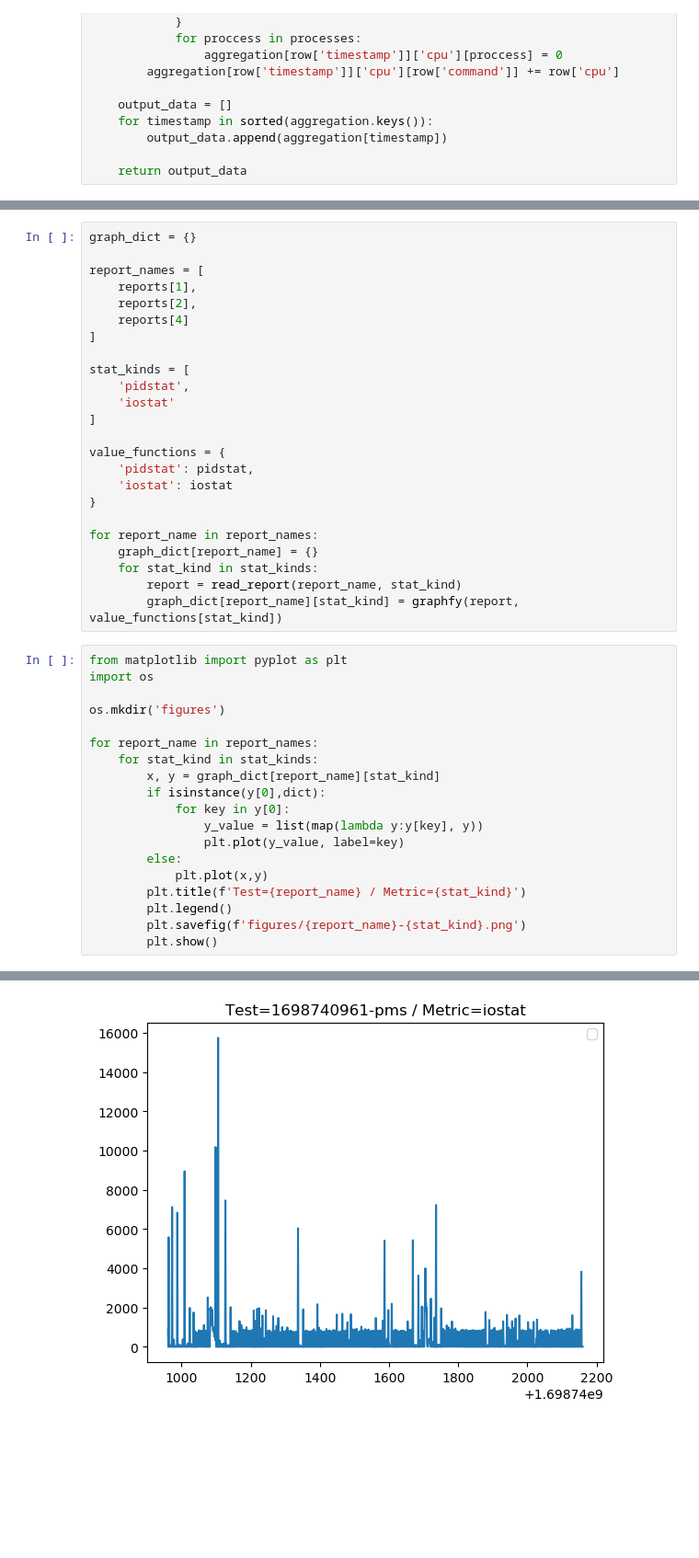
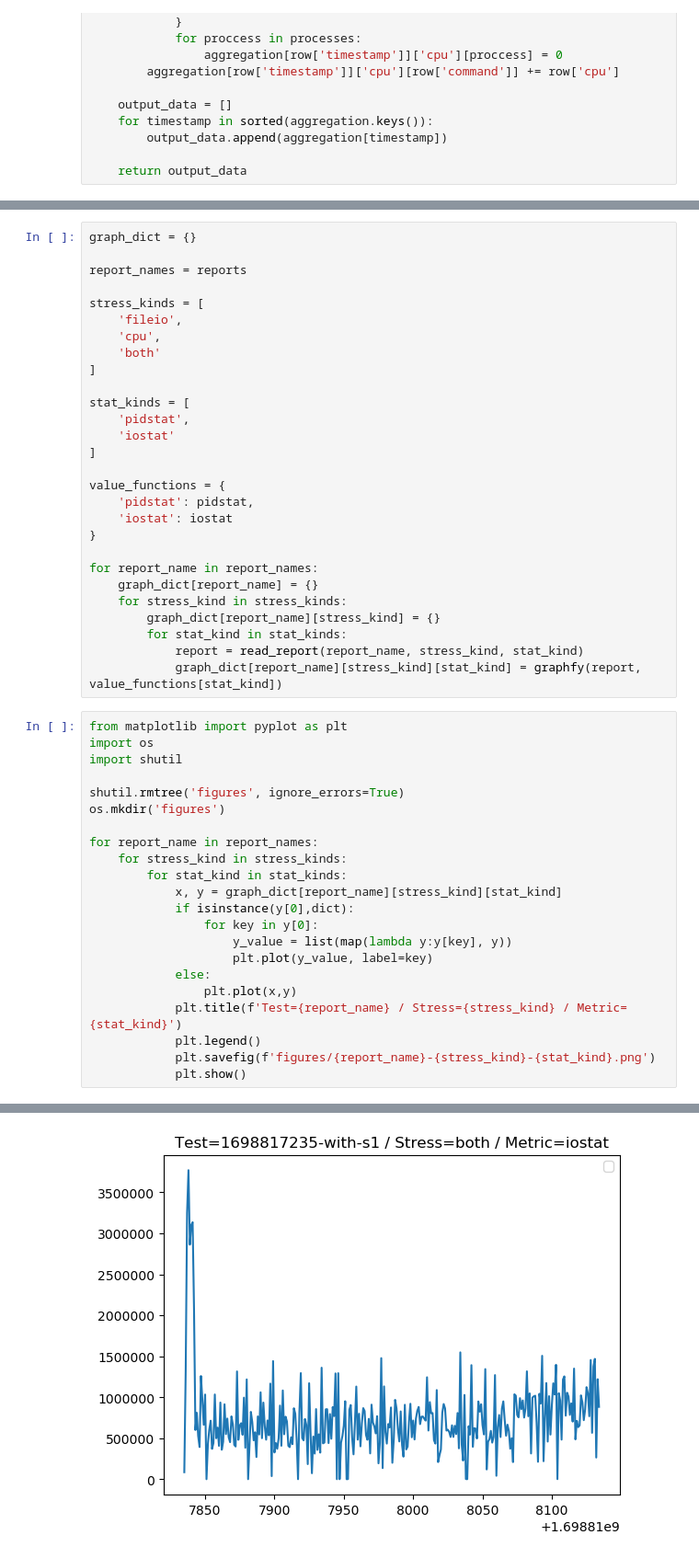
Before and after one commit to unknownpgr/io-test, a Jupyter notebook: analyzer.ipynb, the cells around one changed output, grey strips where cells are left out. Shown: that part at 92% size. Saved outputs shown, nothing was run; the diff lists cells and outputs as text; blank space fills up the shorter version.

```diff
--- a/analyzer.ipynb
+++ b/analyzer.ipynb
@@ -115,10 +124,12 @@ def graphfy(data, value_function):
 # %%
 graph_dict = {}
 
-report_names = [
-    reports[1],
-    reports[2],
-    reports[4]
+report_names = reports
+
+stress_kinds = [
+    'fileio',
+    'cpu',
+    'both'
 ]
 
 stat_kinds = [
@@ -133,26 +144,31 @@ value_functions = {
 
 for report_name in report_names:
     graph_dict[report_name] = {}
-    for stat_kind in stat_kinds:
-        report = read_report(report_name, stat_kind)
-        graph_dict[report_name][stat_kind] = graphfy(report, value_functions[stat_kind])
+    for stress_kind in stress_kinds:
+        graph_dict[report_name][stress_kind] = {}
+        for stat_kind in stat_kinds:
+            report = read_report(report_name, stress_kind, stat_kind)
+            graph_dict[report_name][stress_kind][stat_kind] = graphfy(report, value_functions[stat_kind])
 # %%
 from matplotlib import pyplot as plt
 import os
+import shutil
 
+shutil.rmtree('figures', ignore_errors=True)
 os.mkdir('figures')
 
 for report_name in report_names:
-    for stat_kind in stat_kinds:
-        x, y = graph_dict[report_name][stat_kind]
-        if isinstance(y[0],dict):
-            for key in y[0]:
-                y_value = list(map(lambda y:y[key], y))
-                plt.plot(y_value, label=key)
-        else:
-            plt.plot(x,y)
-        plt.title(f'Test={report_name} / Metric={stat_kind}')
-        plt.legend()
-        plt.savefig(f'figures/{report_name}-{stat_kind}.png')
-        plt.show()
+    for stress_kind in stress_kinds:
+        for stat_kind in stat_kinds:
+            x, y = graph_dict[report_name][stress_kind][stat_kind]
+            if isinstance(y[0],dict):
+                for key in y[0]:
+                    y_value = list(map(lambda y:y[key], y))
+                    plt.plot(y_value, label=key)
+            else:
+                plt.plot(x,y)
+            plt.title(f'Test={report_name} / Stress={stress_kind} / Metric={stat_kind}')
+            plt.legend()
+            plt.savefig(f'figures/{report_name}-{stress_kind}-{stat_kind}.png')
+            plt.show()
 # %% [output]
@@ -166,2 +182,2 @@ No handles with labels found to put in legend.
 No handles with labels found to put in legend.
-[figure, old version]
+[figure, new version]
```
Also changed, not shown: parts of 9 cells of this notebook.
